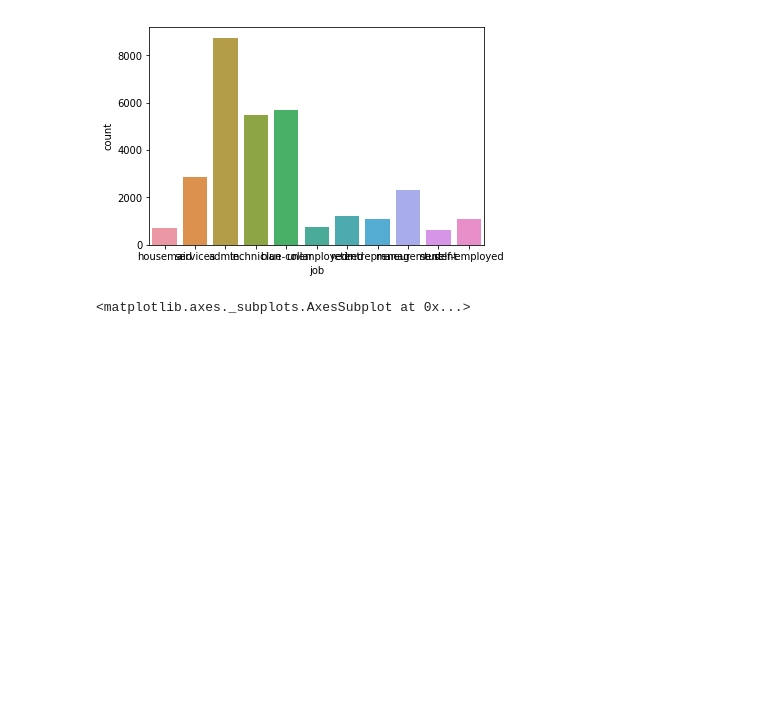
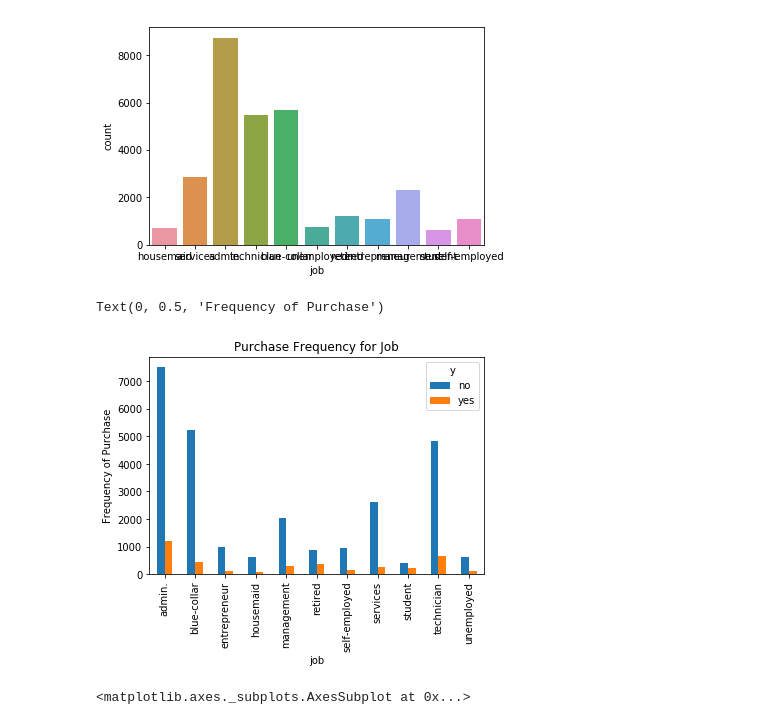
Before and after one commit to barbking/machine_learning_project_UST_736, a Jupyter notebook: Project-EDA.ipynb, the cells around one changed output. Saved outputs shown, nothing was run; the diff lists cells and outputs as text; code cells hidden in the pictures; blank space fills up the shorter version.

```diff
--- a/Project-EDA.ipynb
+++ b/Project-EDA.ipynb
@@ -125,6 +131,15 @@ sns.countplot(x="job", data=dataset)
 # %% [output]
 <matplotlib.axes._subplots.AxesSubplot at 0x...>
 [figure]
+# %%
+#poutcome
+pd.crosstab(dataset.job,dataset.y).plot(kind='bar')
+plt.title('Purchase Frequency for Job')
+plt.xlabel('job')
+plt.ylabel('Frequency of Purchase')
+# %% [output]
+Text(0, 0.5, 'Frequency of Purchase')
+[figure, added]
 # %%
 #marital
 #sns.catplot(x='y', col='marital', kind='count', data=dataset)
```
Also changed, not shown: parts of 13 cells of this notebook, 11 other files.
